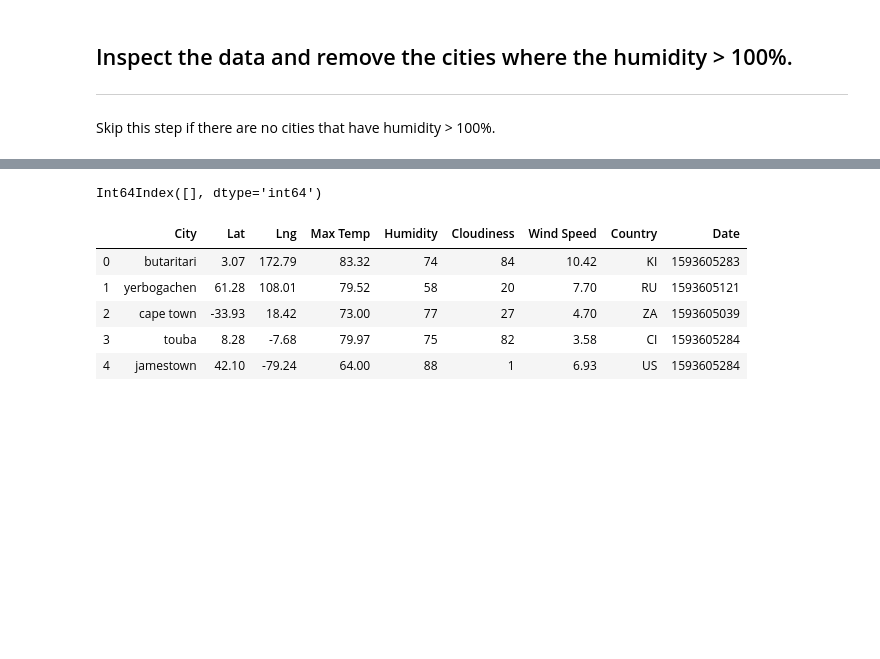
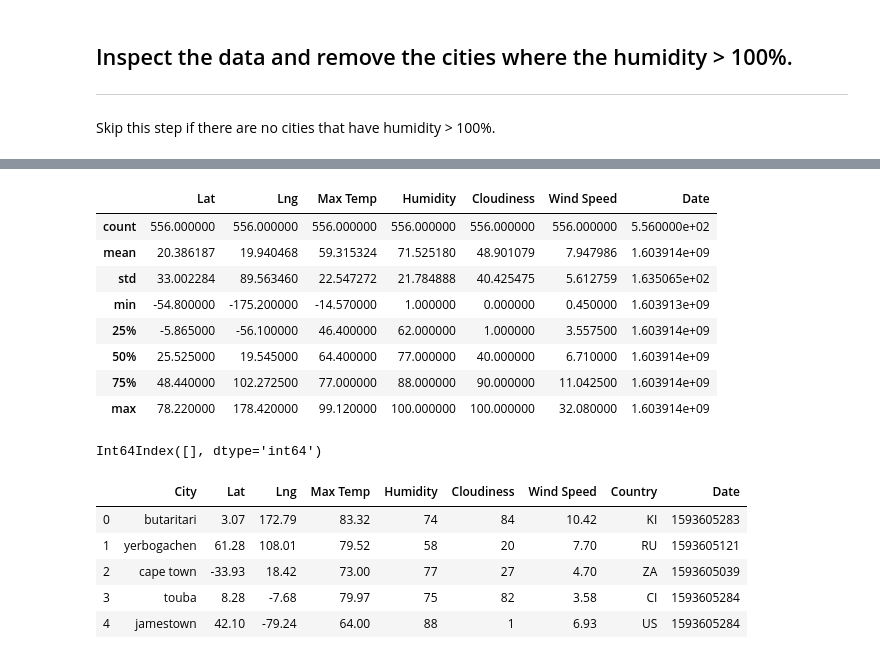
Before and after one commit to kdevanath/Python-API-Challenge, a Jupyter notebook: Weather/WeatherPy.ipynb, the cells around one changed output, grey strips where cells are left out. Saved outputs shown, nothing was run; the diff lists cells and outputs as text; code cells hidden in the pictures; blank space fills up the shorter version.

Commit message:
created cities csv file and a dataframe

```diff
--- a/Weather/WeatherPy.ipynb
+++ b/Weather/WeatherPy.ipynb
@@ -65,0 +110,3 @@ Data Retrieval Complete
+# %%
+weather_data = pd.read_csv(output_file)
+weather_data.head()
@@ -65,0 +120,5 @@ Data Retrieval Complete
+# %%
+cleaned_weather_data = weather_data.dropna(how="any")
+cleaned_weather_data.count()
+greater_than_100_humidity = cleaned_weather_data.loc[cleaned_weather_data['Humidity'] > 100]
+greater_than_100_humidity
@@ -81,2 +131,14 @@ Skip this step if there are no cities that have humidity > 100%.
+# %%
+cleaned_weather_data.describe()
+# %% [output]
+|  | Lat | Lng | Max Temp | Humidity | Cloudiness | Wind Speed | Date |
+| count | 556.000000 | 556.000000 | 556.000000 | 556.000000 | 556.000000 | 556.000000 | 5.560000e+02 |
+| mean | 20.386187 | 19.940468 | 59.315324 | 71.525180 | 48.901079 | 7.947986 | 1.603914e+09 |
+| std | 33.002284 | 89.563460 | 22.547272 | 21.784888 | 40.425475 | 5.612759 | 1.635065e+02 |
+| min | -54.800000 | -175.200000 | -14.570000 | 1.000000 | 0.000000 | 0.450000 | 1.603913e+09 |
+| 25% | -5.865000 | -56.100000 | 46.400000 | 62.000000 | 1.000000 | 3.557500 | 1.603914e+09 |
+| 50% | 25.525000 | 19.545000 | 64.400000 | 77.000000 | 40.000000 | 6.710000 | 1.603914e+09 |
+| 75% | 48.440000 | 102.272500 | 77.000000 | 88.000000 | 90.000000 | 11.042500 | 1.603914e+09 |
+| max | 78.220000 | 178.420000 | 99.120000 | 100.000000 | 100.000000 | 32.080000 | 1.603914e+09 |
 # %%
 #  Get the indices of cities that have humidity over 100%.
```
Also changed, not shown: parts of 12 cells of this notebook, 5 other files.
